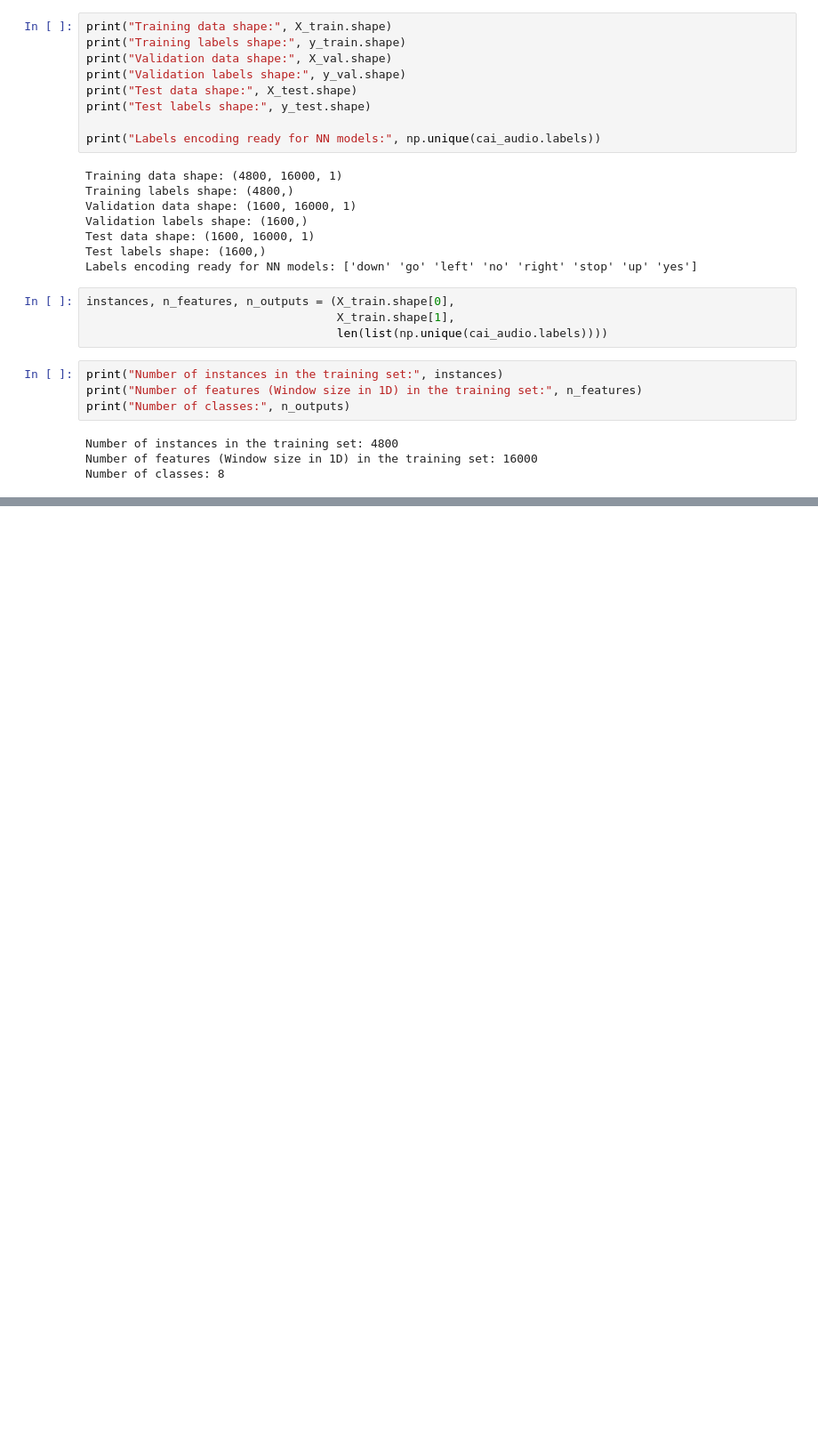
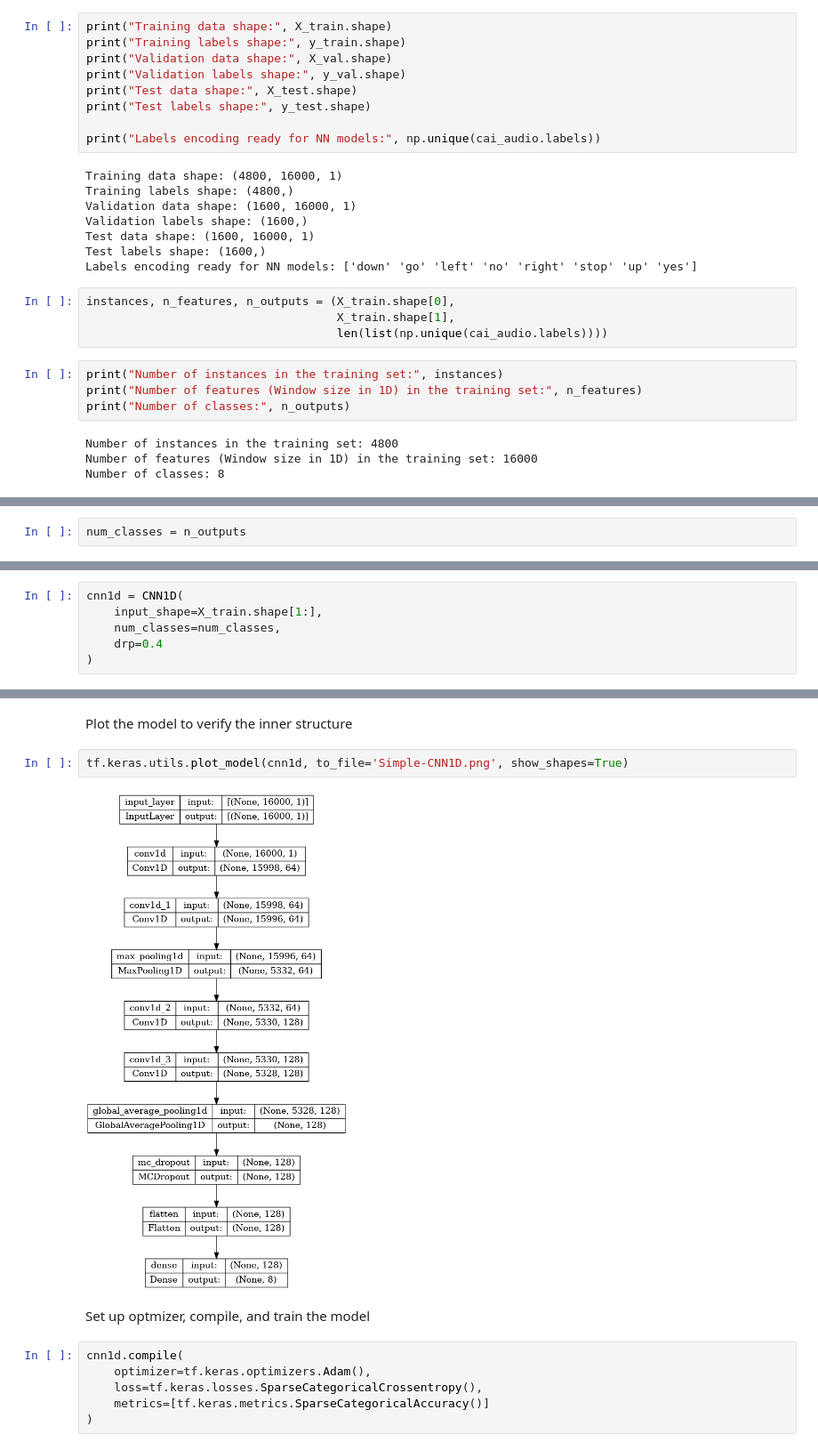
Before and after one commit to AIoT-Group-UoP/crossai, a Jupyter notebook: tutorials/E2E/Audio_Keywords_Recognition_1D.ipynb, the cells around one changed output, grey strips where cells are left out. Shown at 89% size. Saved outputs shown, nothing was run; the diff lists cells and outputs as text; blank space fills up the shorter version.

Commit message:
add simple CNN1D built and train

```diff
--- a/tutorials/E2E/Audio_Keywords_Recognition_1D.ipynb
+++ b/tutorials/E2E/Audio_Keywords_Recognition_1D.ipynb
@@ -282,0 +285,2 @@ Number of classes: 8
+# %%
+num_classes = n_outputs
@@ -282,0 +291,6 @@ Number of classes: 8
+# %%
+cnn1d = CNN1D(
+    input_shape=X_train.shape[1:],
+    num_classes=num_classes,
+    drp=0.4
+)
@@ -282,0 +319,14 @@ Number of classes: 8
+# %% [markdown]
+Plot the model to verify the inner structure
+# %%
+tf.keras.utils.plot_model(cnn1d, to_file='Simple-CNN1D.png', show_shapes=True)
+# %% [output]
+[figure, added]
+# %% [markdown]
+Set up optmizer, compile, and train the model
+# %%
+cnn1d.compile(
+    optimizer=tf.keras.optimizers.Adam(),
+    loss=tf.keras.losses.SparseCategoricalCrossentropy(),
+    metrics=[tf.keras.metrics.SparseCategoricalAccuracy()]
+)
```
Also changed, not shown: parts of 14 cells of this notebook.
